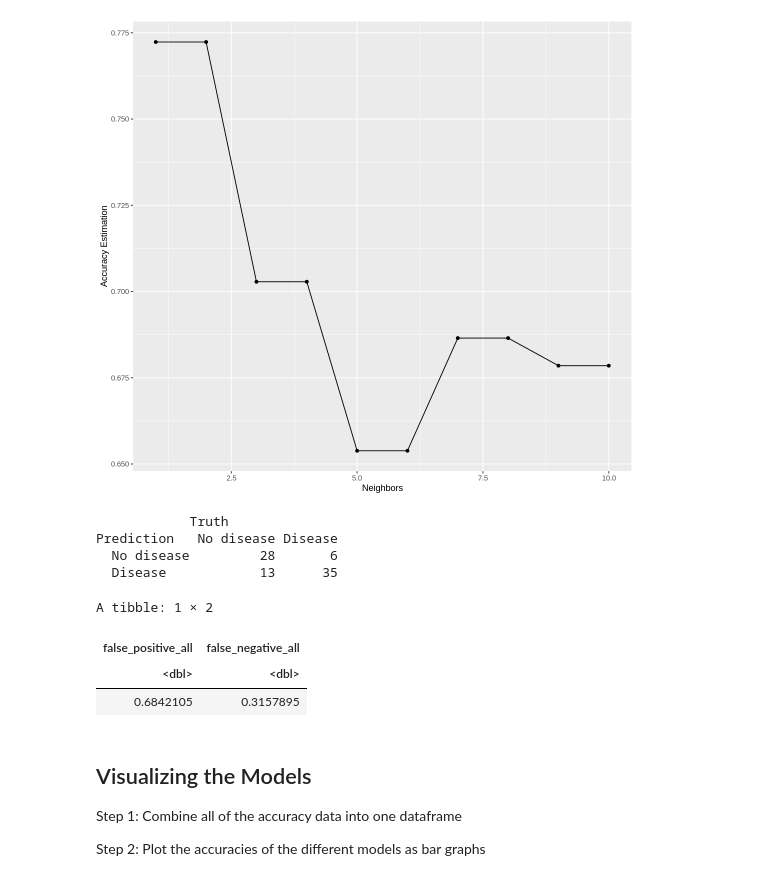
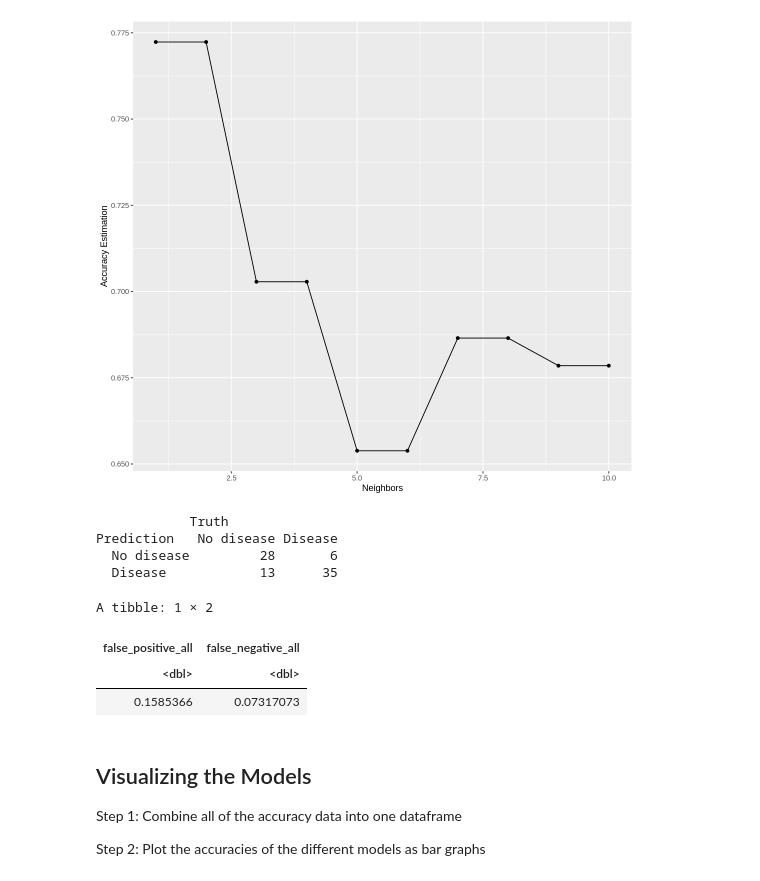
Before and after one commit to Phoebeml/Group20_DSCI100, a Jupyter notebook: Group20Project.ipynb, the cells around one changed output. Saved outputs shown, nothing was run; the diff lists cells and outputs as text; code cells hidden in the pictures.

```diff
--- a/Group20Project.ipynb
+++ b/Group20Project.ipynb
@@ -468,36 +455,36 @@ heart_fit_all <- workflow() |>
 # predict the accuracy of prediction while only using medical predictors
 heart_predicted_all <- predict(heart_fit_all, heart_test_all) |>
     bind_cols(heart_test_all)
 
 # produce the accuracy of prediction while only using medical predictors
 acc_all <- heart_predicted_all |>
     metrics(truth = num, estimate = .pred_class) |>
     filter(.metric == "accuracy") |>
     select(.estimate) |>
     pull()
 
 #create a confusion matrix with Truth and Prediction values of diagnosis
 confusion_all <- heart_predicted_all|>
              conf_mat(truth = num, estimate = .pred_class)
 confusion_all
 
 #Calculate the percentage wrong predictions that are false positive
-false_positive_all <- 13/19
+false_positive_all <- 13/82
 
 #Calculate the percentage wrong predictions that are false negative
-false_negative_all <- 6/19
+false_negative_all <- 6/82
 
 #Produce a tibble with false_positive and false_negative values
 tibble(false_positive_all, false_negative_all)
 # %% [output]
             Truth
 Prediction   No disease Disease
   No disease         28       6
   Disease            13      35
 A tibble: 1 × 2
 | false_positive_all | false_negative_all |
 | <dbl> | <dbl> |
-| 0.6842105 | 0.3157895 |
+| 0.1585366 | 0.07317073 |
 # %% [markdown]
 Visualizing the Models
 ---
```
Also changed, not shown: parts of 6 cells of this notebook.
